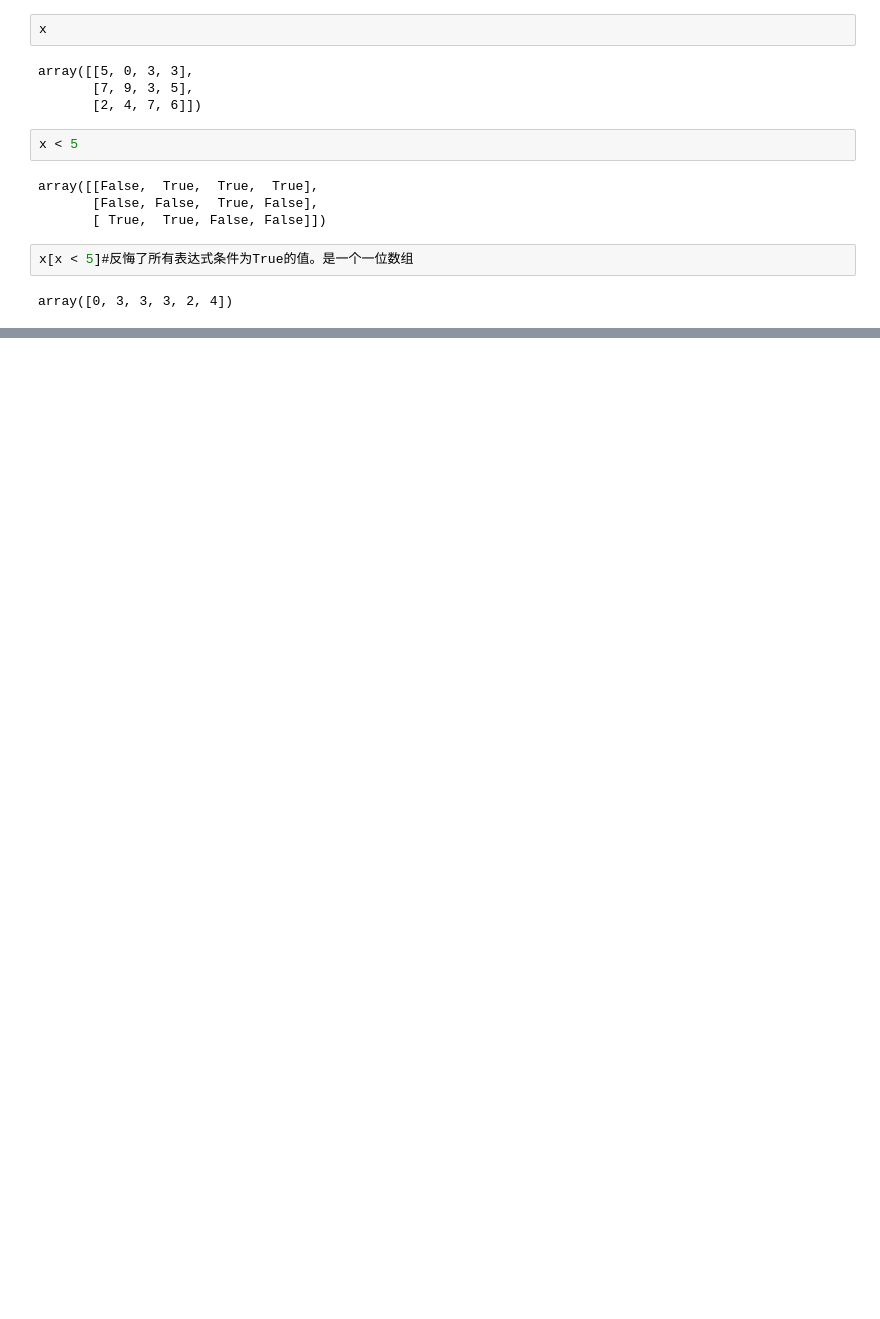
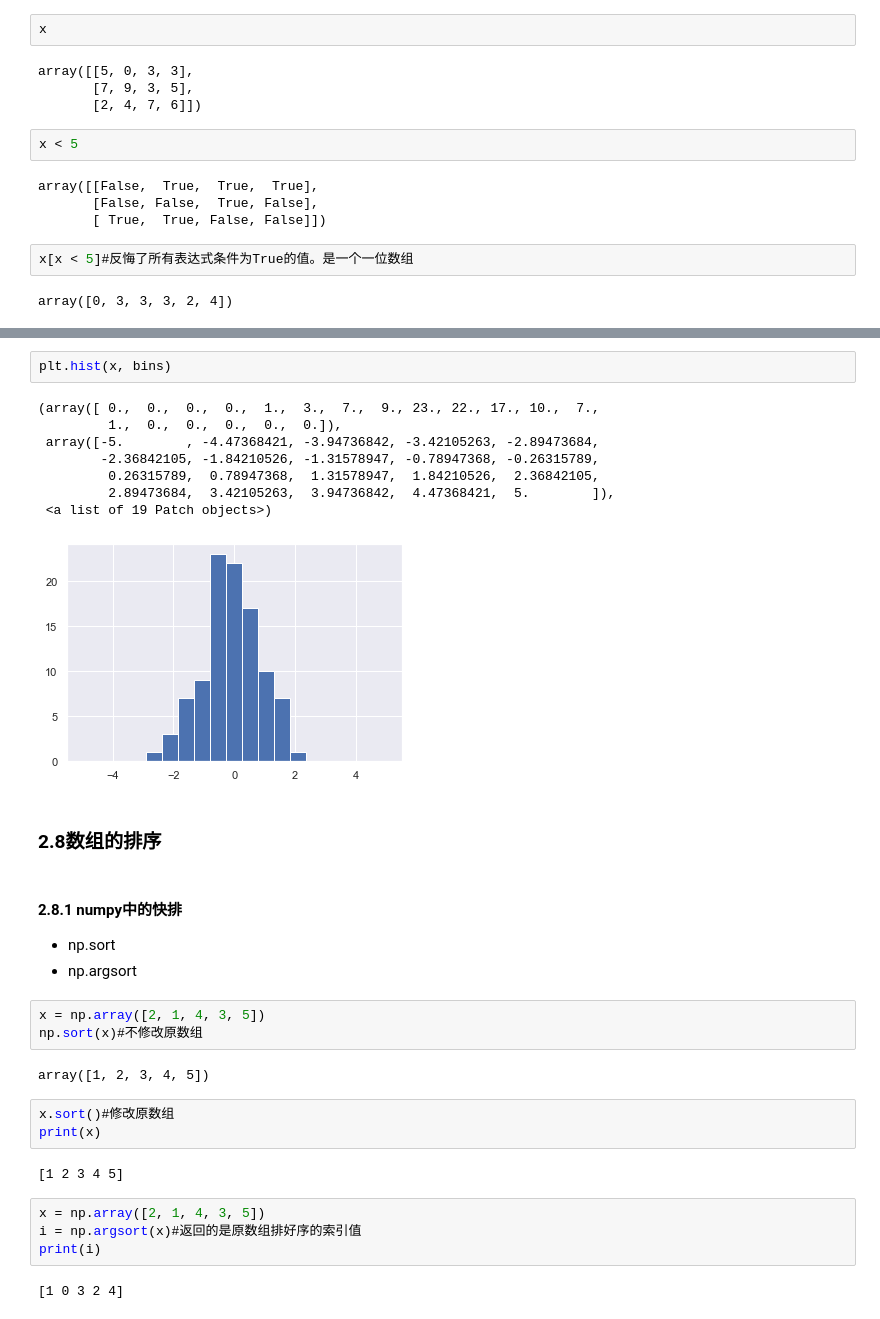
Before and after one commit to RGBRYANT24/DL_practice, a Jupyter notebook: data_science/numpy_learn.ipynb, the cells around one changed output, grey strips where cells are left out. Cells and saved outputs as stored; diff of their text form; blank space fills up the shorter version.

```diff
--- a/data_science/numpy_learn.ipynb
+++ b/data_science/numpy_learn.ipynb
@@ -766,0 +957,33 @@ array([0, 3, 3, 3, 2, 4])
+# %%
+plt.hist(x, bins)
+# %% [output]
+(array([ 0.,  0.,  0.,  0.,  1.,  3.,  7.,  9., 23., 22., 17., 10.,  7.,
+         1.,  0.,  0.,  0.,  0.,  0.]),
+ array([-5.        , -4.47368421, -3.94736842, -3.42105263, -2.89473684,
+        -2.36842105, -1.84210526, -1.31578947, -0.78947368, -0.26315789,
+         0.26315789,  0.78947368,  1.31578947,  1.84210526,  2.36842105,
+         2.89473684,  3.42105263,  3.94736842,  4.47368421,  5.        ]),
+ <a list of 19 Patch objects>)
+[figure, added]
+# %% [markdown]
+### 2.8数组的排序
+# %% [markdown]
+#### 2.8.1 numpy中的快排
+- np.sort
+- np.argsort
+# %%
+x = np.array([2, 1, 4, 3, 5])
+np.sort(x)#不修改原数组
+# %% [output]
+array([1, 2, 3, 4, 5])
+# %%
+x.sort()#修改原数组
+print(x)
+# %% [output]
+[1 2 3 4 5]
+# %%
+x = np.array([2, 1, 4, 3, 5])
+i = np.argsort(x)#返回的是原数组排好序的索引值
+print(i)
+# %% [output]
+[1 0 3 2 4]
```
Also changed, not shown: parts of 52 cells of this notebook, 1 other file.
